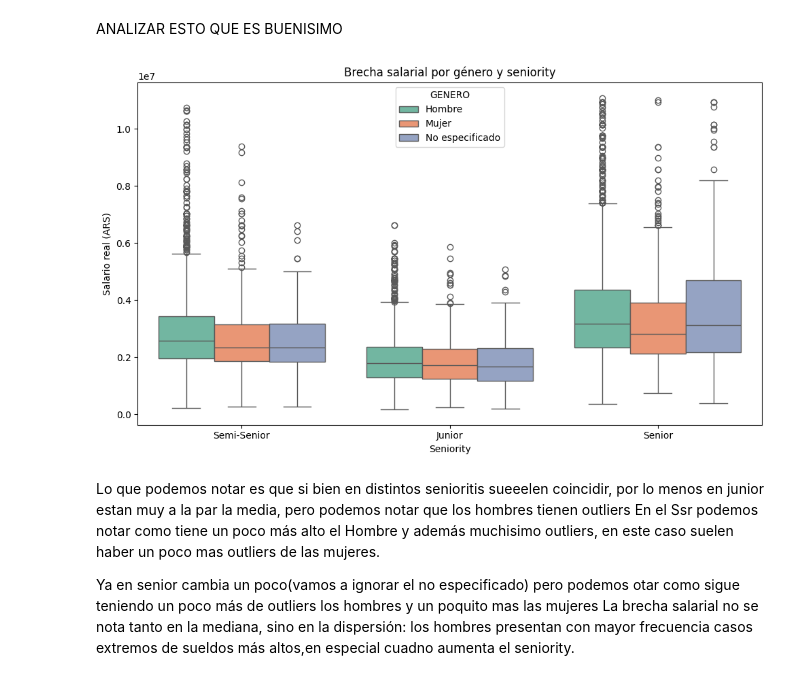
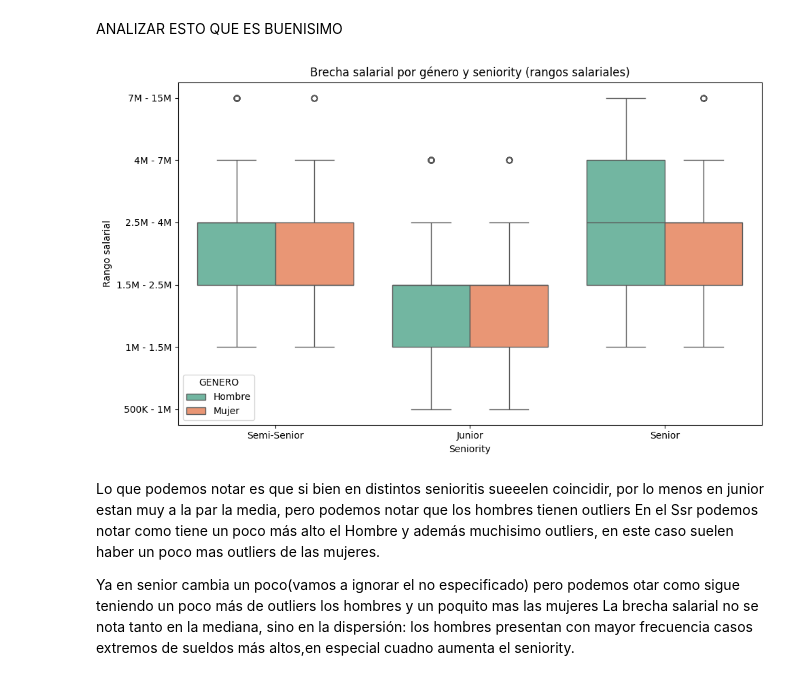
Before and after one commit to Gean-Saravia/Proyecto-Analisis, a Jupyter notebook: Analisis.ipynb, the cells around one changed output. Saved outputs shown, nothing was run; the diff lists cells and outputs as text; code cells hidden in the pictures.

```diff
--- a/Analisis.ipynb
+++ b/Analisis.ipynb
@@ -576,24 +474,42 @@ Obviamente dependiendo de nuestra busqueda..
 # %% [markdown]
 ANALIZAR ESTO QUE ES BUENISIMO
 # %%
-#El violin plot no me gusto, es más el otro si porque lo pude entender de buena manera solo falta anlizarlo bien buscar otro grafico apra la distribucion de salario entre hombre y mujer o buscar explicacion del violinplot
+df_filtrado = df.copy()
+df_filtrado = df_filtrado[df_filtrado["GENERO"] != "No especificado"]
+#Definimos un mínimos de salario por seniority para hacer un analisis logico
+minimos = {
+    "Junior": 500_000,
+    "Semi-Senior": 1_000_000,
+    "Senior": 1_300_000
+}
 
-#comparando por seniority por las dudas
+for seniority, minimo in minimos.items():
+    mask = (df_filtrado["SENIORITY"] == seniority) & (df_filtrado["SALARIO_REAL"] < minimo)
+    df_filtrado = df_filtrado.drop(df_filtrado[mask].index)
+
+
 plt.figure(figsize=(10,6))
 sns.boxplot(
-    data=df,
+    data=df_filtrado,
     x="SENIORITY",
-    y="SALARIO_REAL",
+    y="ID_RANGO_SALARIO",
     hue="GENERO",
     palette="Set2"
 )
-plt.title("Brecha salarial por género y seniority")
+
+plt.yticks(
+    ticks=sorted(df_filtrado["ID_RANGO_SALARIO"].unique()),
+    labels=[df_filtrado.loc[df_filtrado["ID_RANGO_SALARIO"] == i, "RANGO_SALARIO"].iloc[0]
+            for i in sorted(df_filtrado["ID_RANGO_SALARIO"].unique())]
+)
+
+plt.title("Brecha salarial por género y seniority (rangos salariales)")
 plt.xlabel("Seniority")
-plt.ylabel("Salario real (ARS)")
+plt.ylabel("Rango salarial")
 plt.tight_layout()
 plt.show()
 # %% [output]
-[figure, old version]
+[figure, new version]
 # %% [markdown]
 Lo que podemos notar es que si bien en distintos senioritis sueeelen coincidir, por lo menos en junior estan muy a la par la media, pero podemos notar que los hombres tienen outliers
 En el Ssr podemos notar como tiene un poco más alto el Hombre y además muchisimo outliers, en este caso suelen haber un poco  mas outliers de las mujeres.
```
Also changed, not shown: parts of 13 cells of this notebook, 7 other files.
